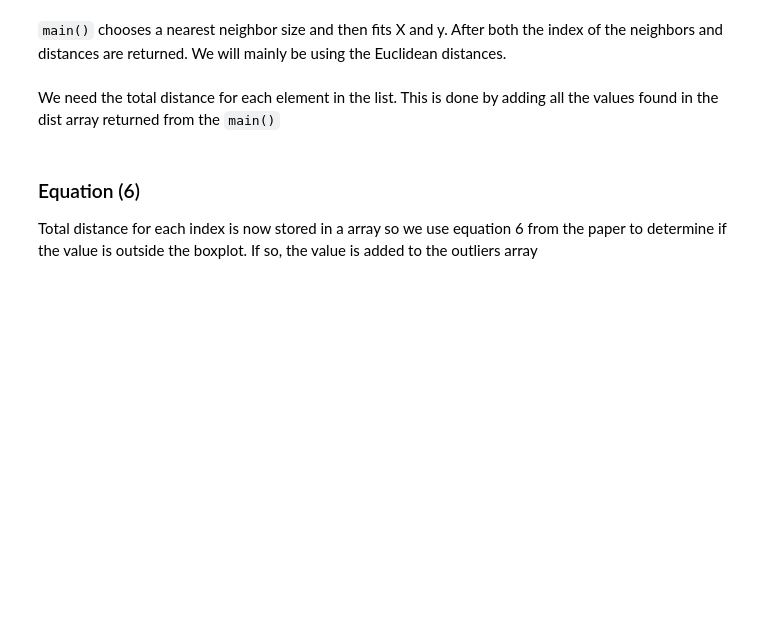
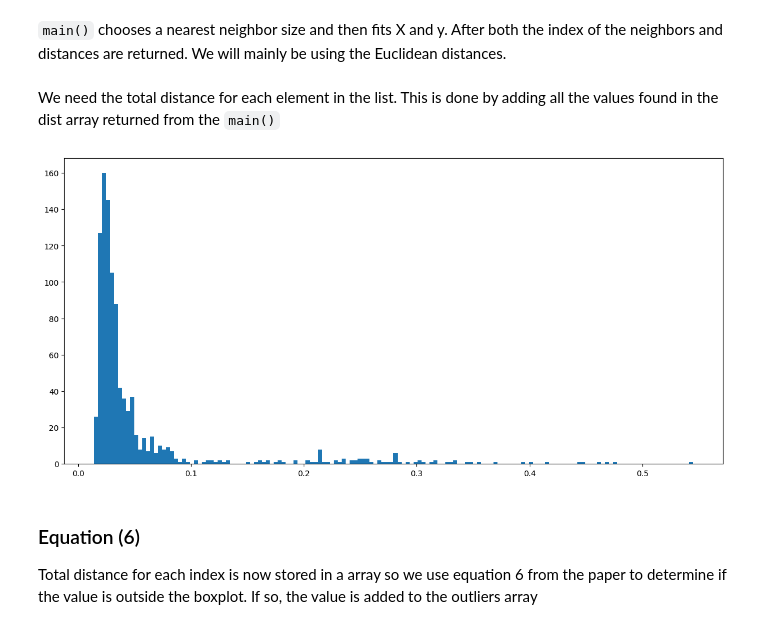
Before and after one commit to hodge-py/Outlier-Detection, a Jupyter notebook: Outlier Detection.ipynb, the cells around one changed output. Saved outputs shown, nothing was run; the diff lists cells and outputs as text; code cells hidden in the pictures; blank space fills up the shorter version.

```diff
--- a/Outlier Detection.ipynb
+++ b/Outlier Detection.ipynb
@@ -67,6 +66,11 @@ def generateArr(newDist, median='median'):
 
 distReturn = np.array(distReturn)
 arr = generateArr(distReturn, median="medMax")
+# %%
+plt.hist(arr,bins=150)
+plt.show()
+# %% [output]
+[figure, added]
 # %% [markdown]
 ### Equation (6)
 Total distance for each index is now stored in a array so we use equation 6 from the paper to determine if the value is outside the boxplot. If so, the value is added to the outliers array
```
Also changed, not shown: parts of 2 cells of this notebook.
